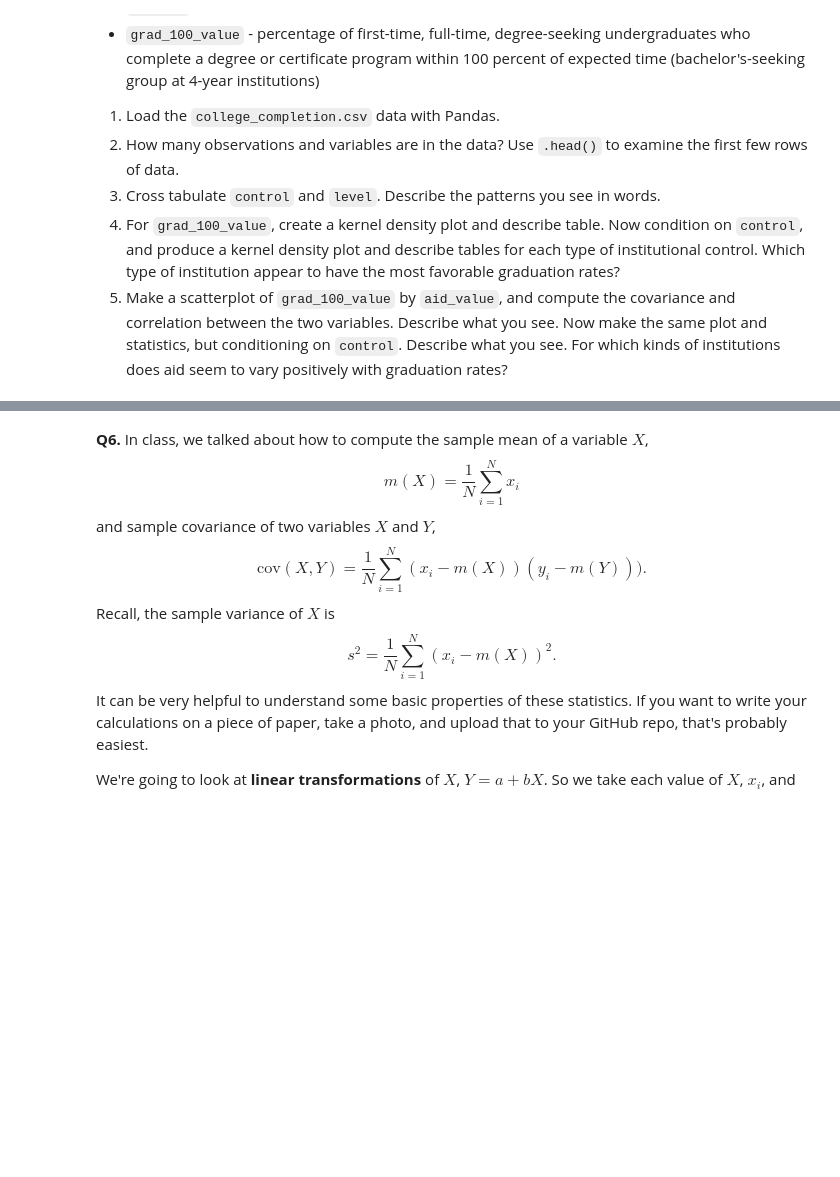
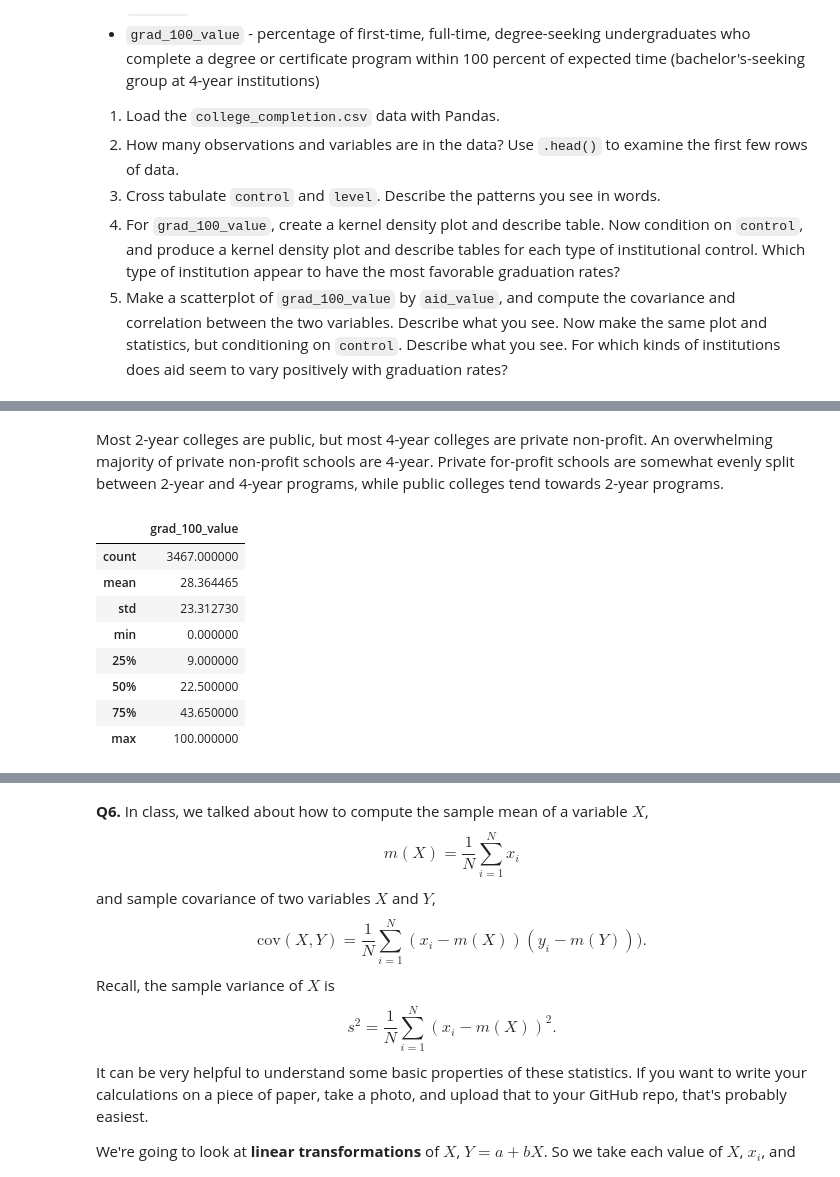
Before and after one commit to syd-nguyen/ds3021-assignments, a Jupyter notebook: assignments/01_assignment_wrangling_and_eda.ipynb, the cells around one changed output, grey strips where cells are left out. Drawn from its saved outputs; the diff is of its cells as text; code cells hidden in the pictures; blank space fills up the shorter version.

Commit message:
most of question 5

```diff
--- a/assignments/01_assignment_wrangling_and_eda.ipynb
+++ b/assignments/01_assignment_wrangling_and_eda.ipynb
@@ -485,0 +540,2 @@ We'll use the `college_completion.csv` dataset from the US Department of Educati
+# %% [markdown]
+Most 2-year colleges are public, but most 4-year colleges are private non-profit. An overwhelming majority of private non-profit schools are 4-year. Private for-profit schools are somewhat evenly split between 2-year and 4-year programs, while public colleges tend towards 2-year programs.
@@ -485,0 +546,12 @@ We'll use the `college_completion.csv` dataset from the US Department of Educati
+# %%
+COLLEGE['grad_100_value'].describe().to_frame()
+# %% [output]
+|  | grad_100_value |
+| count | 3467.000000 |
+| mean | 28.364465 |
+| std | 23.312730 |
+| min | 0.000000 |
+| 25% | 9.000000 |
+| 50% | 22.500000 |
+| 75% | 43.650000 |
+| max | 100.000000 |
```
Also changed, not shown: parts of 12 cells of this notebook.
